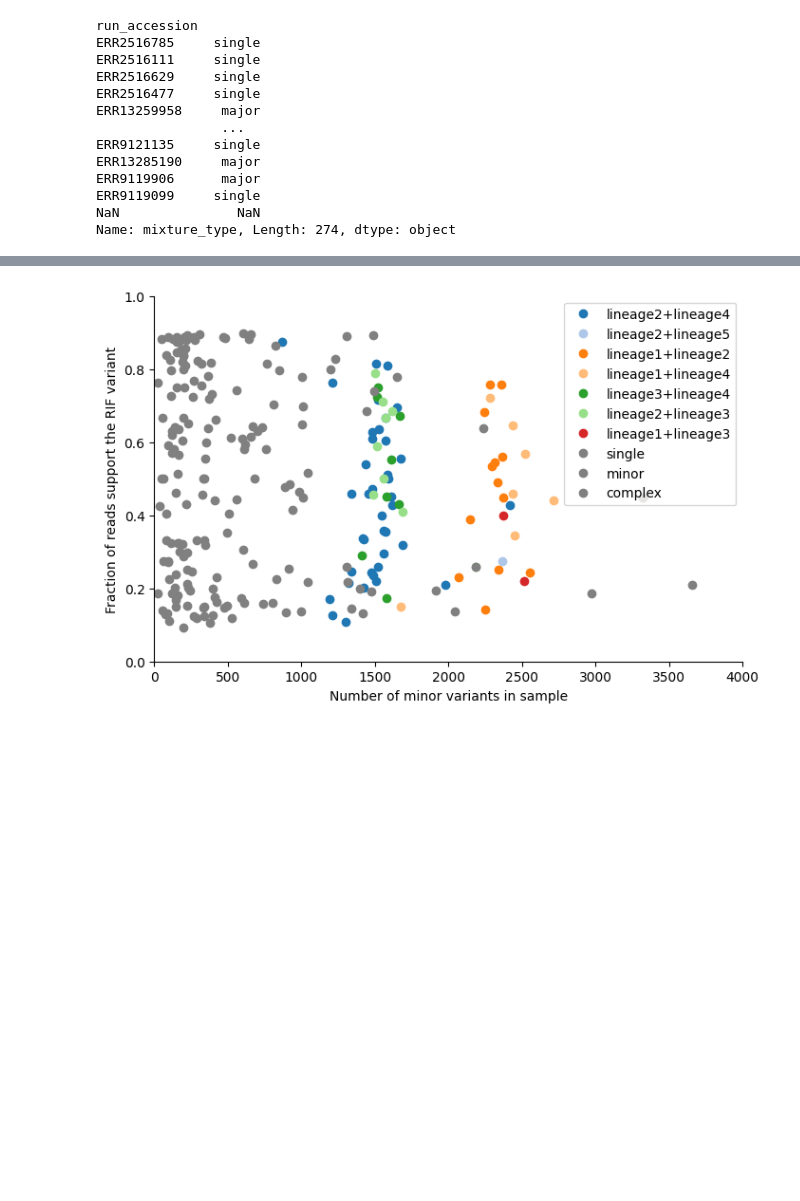
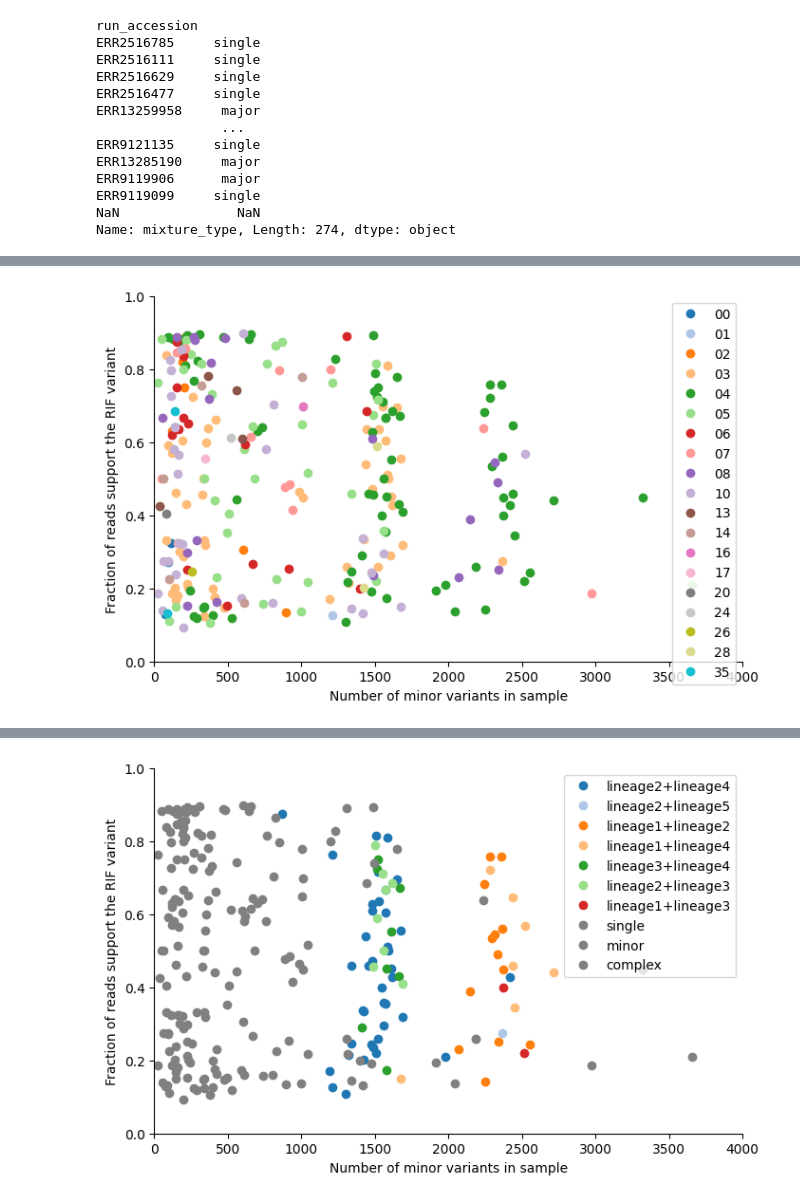
Before and after one commit to fowler-lab/tb-rnap-subpopulations, a Jupyter notebook: Reproduce_Figures_clean.ipynb, the cells around one changed output, grey strips where cells are left out. Saved outputs shown, nothing was run; the diff lists cells and outputs as text; code cells hidden in the pictures; blank space fills up the shorter version.

Commit message:
Investigate infection sites for mixed calls

```diff
--- a/Reproduce_Figures_clean.ipynb
+++ b/Reproduce_Figures_clean.ipynb
@@ -1227,0 +1212,3 @@ Name: uniqueid, Length: 79, dtype: object
+# %%
+df['site'] = df.UNIQUEID.apply(lambda x: x.split('.')[1] if isinstance(x, str) else x)
+df
@@ -1227,0 +1230,30 @@ Name: uniqueid, Length: 79, dtype: object
+# %%
+#colour the scatterplot according to lineage mix
+fig = plt.figure(figsize=(8, 5))
+axes = fig.gca()
+
+# Set up a color palette with enough unique colors for each lineage and mixture type
+unique_sites = df.site.dropna().unique()
+palette = sns.color_palette("tab20", len(unique_sites) + 3)  # Adding 3 for the mixture types
+
+for i, site in enumerate(unique_sites):
+    df2 = df[df.site==site]
+    axes.plot(df2.minor_count, df2.true_frs, 'o', label=site, color=palette[i])
+
+# Plot the mixture types using the remaining colors from the palette
+# mixture_colors = {'single': 'grey', 'minor': 'grey', 'complex': 'grey'}  # Define custom colors for clarity
+# for i, (mixture_type, color) in enumerate(mixture_colors.items(), start=len(unique_sites)):
+#     df2 = df[df.mixture_type == mixture_type]
+#     axes.plot(df2.minor_count, df2.true_frs, 'o', color=color, label=mixture_type)
+
+axes.legend(loc='upper right')
+axes.set_xlim(0, 4000)
+axes.set_ylim(0, 1)
+axes.set_xlabel('Number of minor variants in sample')
+
+axes.set_ylabel('Fraction of reads support the RIF variant')
+axes.spines[["right", "top"]].set_visible(False)
+
+fig.savefig('figures/fig-minor-rif-variants-site.pdf', bbox_inches='tight', transparent=True)
+# %% [output]
+[figure, added]
```
Also changed, not shown: parts of 4 cells of this notebook.
